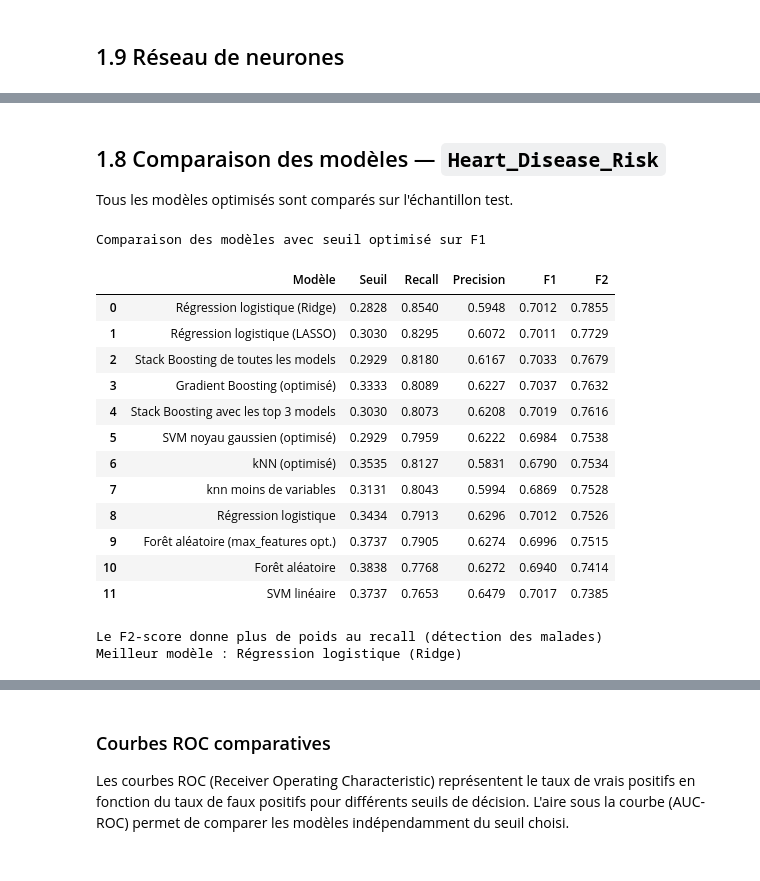
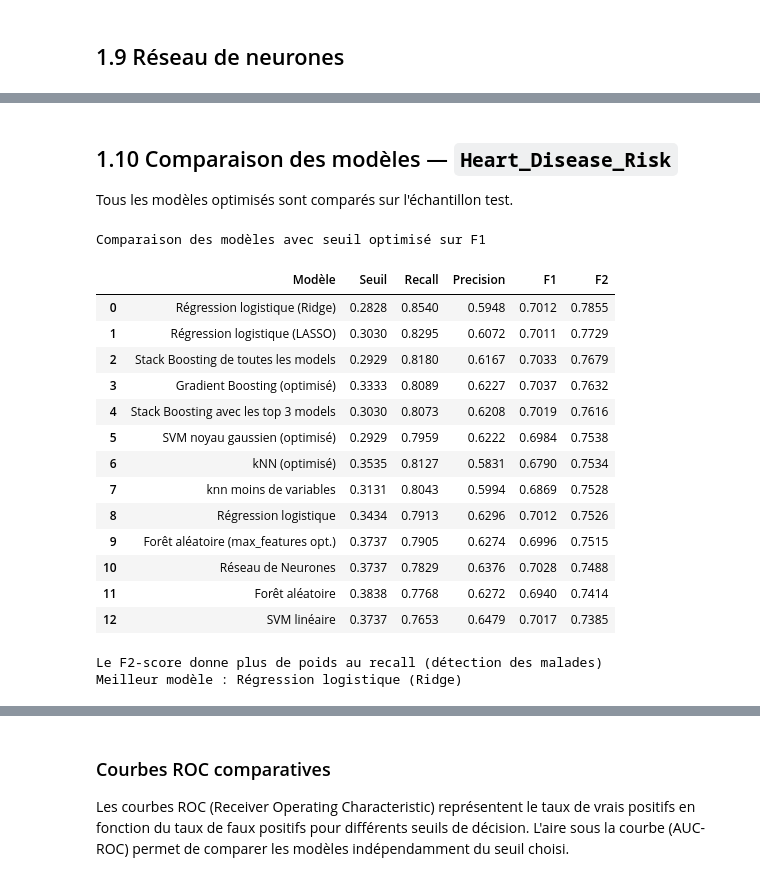
Before and after one commit to HOANG-Anh2004/projet_ML_4A_GMM_INSA, a Jupyter notebook: Modelisation.ipynb, the cells around one changed output, grey strips where cells are left out. Drawn from its saved outputs; the diff is of its cells as text; code cells hidden in the pictures.

```diff
--- a/Modelisation.ipynb
+++ b/Modelisation.ipynb
@@ -871,0 +896,26 @@ F2-score : 0.7616
+# %%
+ts = time.time()
+
+param_grid=[{"hidden_layer_sizes":list([(5,),(6,),(7,),(8,),(12,),(15,)])}]
+nnetC= GridSearchCV(MLPClassifier(max_iter=500),param_grid,cv=10,n_jobs=-1)
+nnetOptC=nnetC.fit(Xtrain_c, ytrain_c)
+# paramètre optimal
+
+te = time.time()
+runtime = te - ts
+
+y_proba_NN = nnetOptC.predict_proba(Xtest_c)[:, 1]
+best_threshold, best_f1 = find_optimal_threshold_f1(ytest_c, y_proba_NN)
+metrics_NN = evaluate_with_threshold(ytest_c, y_proba_NN, best_threshold)
+
+print("Meilleur score = %f, Meilleur paramètre = %s" % (nnetOptC.best_score_, nnetOptC.best_params_))
+print("Temps : %.2f secondes" % (te - ts))
+
+print("")
+print("Stacking with all Models:")
+print(f"Temps : {runtime:.2f} secondes")
+print(f"Seuil optimal : {best_threshold:.4f}")
+print(f"Recall : {metrics_NN['recall']:.4f}")
+print(f"Precision : {metrics_NN['precision']:.4f}")
+print(f"F1-score : {metrics_NN['f1']:.4f}")
+print(f"F2-score : {metrics_NN['f2']:.4f}")
@@ -872,5 +942,5 @@ F2-score : 0.7616
 # %% [markdown]
-## 1.8 Comparaison des modèles — `Heart_Disease_Risk`
+## 1.10 Comparaison des modèles — `Heart_Disease_Risk`
 
 Tous les modèles optimisés sont comparés sur l'échantillon test.
 # %%
@@ -887,7 +957,8 @@ resultats_classif = pd.DataFrame({
         "Forêt aléatoire",
         "Forêt aléatoire (max_features opt.)",
         "Stack Boosting de toutes les models",
-        "Stack Boosting avec les top 3 models"
+        "Stack Boosting avec les top 3 models",
+        "Réseau de Neurones",
     ],
     "Seuil": [
         metrics_lasso['threshold'],
@@ -902,6 +973,7 @@ resultats_classif = pd.DataFrame({
         metrics_rf_opt['threshold'],
         metrics_b_stack['threshold'],
         metrics_top3_stack['threshold'],
+        metrics_NN['threshold'],
     ],
     "Recall": [
         metrics_lasso['recall'],
@@ -916,6 +988,7 @@ resultats_classif = pd.DataFrame({
         metrics_rf_opt['recall'],
         metrics_b_stack['recall'],
         metrics_top3_stack['recall'],
+        metrics_NN['recall'],
     ],
     "Precision": [
         metrics_lasso['precision'],
@@ -930,6 +1003,7 @@ resultats_classif = pd.DataFrame({
         metrics_rf_opt['precision'],
         metrics_b_stack['precision'],
         metrics_top3_stack['precision'],
+        metrics_NN['precision'],
     ],
     "F1": [
         metrics_lasso['f1'],
@@ -944,6 +1018,7 @@ resultats_classif = pd.DataFrame({
         metrics_rf_opt['f1'],
         metrics_b_stack['f1'],
         metrics_top3_stack['f1'],
+        metrics_NN['f1'],
     ],
     "F2": [
         metrics_lasso['f2'],
@@ -955,35 +1030,37 @@ resultats_classif = pd.DataFrame({
         metrics_knn_var['f2'],
         metrics_gb['f2'],
         metrics_rf['f2'],
         metrics_rf_opt['f2'],
         metrics_b_stack['f2'],
         metrics_top3_stack['f2'],
+        metrics_NN['f2'],
     ]
 }).sort_values("F2", ascending=False).reset_index(drop=True)
 
 print("\nComparaison des modèles avec seuil optimisé sur F1")
 resultats_classif_display = resultats_classif.copy()
 for col in ["Seuil", "Recall", "Precision", "F1", "F2"]:
     resultats_classif_display[col] = resultats_classif_display[col].map("{:.4f}".format)
 display(resultats_classif_display)
 
 print("\nLe F2-score donne plus de poids au recall (détection des malades)")
 print("Meilleur modèle :", resultats_classif.iloc[0]["Modèle"])
 # %% [output]
 Comparaison des modèles avec seuil optimisé sur F1
 |  | Modèle | Seuil | Recall | Precision | F1 | F2 |
 | 0 | Régression logistique (Ridge) | 0.2828 | 0.8540 | 0.5948 | 0.7012 | 0.7855 |
 | 1 | Régression logistique (LASSO) | 0.3030 | 0.8295 | 0.6072 | 0.7011 | 0.7729 |
 | 2 | Stack Boosting de toutes les models | 0.2929 | 0.8180 | 0.6167 | 0.7033 | 0.7679 |
 | 3 | Gradient Boosting (optimisé) | 0.3333 | 0.8089 | 0.6227 | 0.7037 | 0.7632 |
 | 4 | Stack Boosting avec les top 3 models | 0.3030 | 0.8073 | 0.6208 | 0.7019 | 0.7616 |
 | 5 | SVM noyau gaussien (optimisé) | 0.2929 | 0.7959 | 0.6222 | 0.6984 | 0.7538 |
 | 6 | kNN (optimisé) | 0.3535 | 0.8127 | 0.5831 | 0.6790 | 0.7534 |
 | 7 | knn moins de variables | 0.3131 | 0.8043 | 0.5994 | 0.6869 | 0.7528 |
 | 8 | Régression logistique | 0.3434 | 0.7913 | 0.6296 | 0.7012 | 0.7526 |
 | 9 | Forêt aléatoire (max_features opt.) | 0.3737 | 0.7905 | 0.6274 | 0.6996 | 0.7515 |
-| 10 | Forêt aléatoire | 0.3838 | 0.7768 | 0.6272 | 0.6940 | 0.7414 |
-| 11 | SVM linéaire | 0.3737 | 0.7653 | 0.6479 | 0.7017 | 0.7385 |
+| 10 | Réseau de Neurones | 0.3737 | 0.7829 | 0.6376 | 0.7028 | 0.7488 |
+| 11 | Forêt aléatoire | 0.3838 | 0.7768 | 0.6272 | 0.6940 | 0.7414 |
+| 12 | SVM linéaire | 0.3737 | 0.7653 | 0.6479 | 0.7017 | 0.7385 |
 Le F2-score donne plus de poids au recall (détection des malades)
 Meilleur modèle : Régression logistique (Ridge)
 # %%
```
Also changed, not shown: parts of 14 cells of this notebook.
